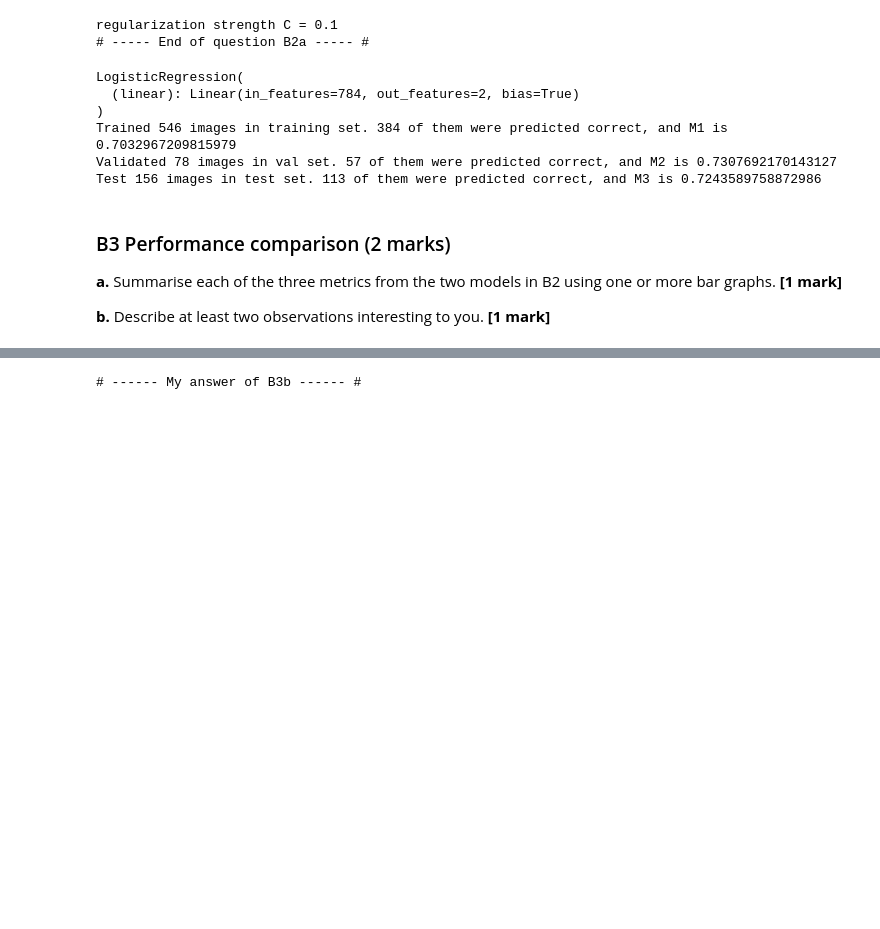
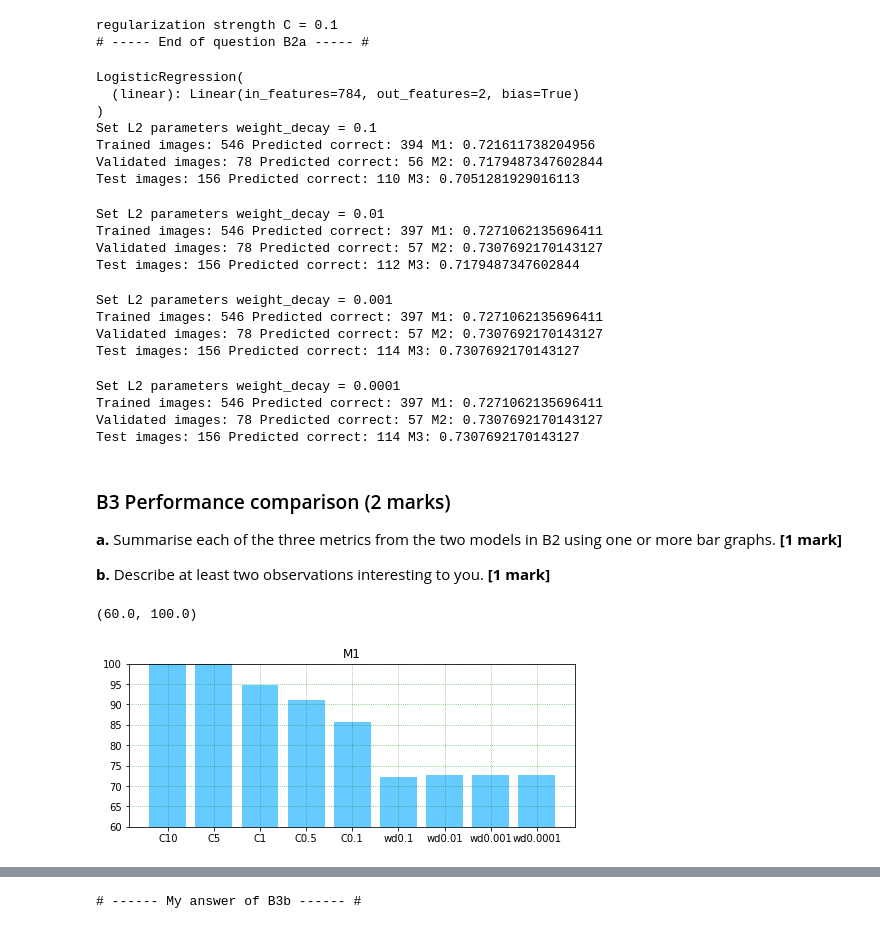
Before and after one commit to wwyqianqian/COMP6509, a Jupyter notebook: assignment/COM4509-6509_Assignment_Part2.ipynb, the cells around one changed output, grey strips where cells are left out. Cells and saved outputs as stored; diff of their text form; code cells hidden in the pictures; blank space fills up the shorter version.

```diff
--- a/assignment/COM4509-6509_Assignment_Part2.ipynb
+++ b/assignment/COM4509-6509_Assignment_Part2.ipynb
@@ -207,9 +207,15 @@ y_val = np.array([label for img, label in val_dataset]).ravel()             # (7
 X_test = np.array([img.numpy().flatten() for img, label in test_dataset])   # 156 x 784
 y_test = np.array([label for img, label in test_dataset]).ravel()           # (156,)
 
+names = ['C10','C5','C1','C0.5','C0.1','wd0.1','wd0.01','wd0.001','wd0.0001']
+M1 = []
+M2 = []
+M3 = []
+
 M1a = 0
 M2a = 0
 M3a = 0
+
 def metrics_report(reg_strength):
 
     # Regularization strength C is a hyperparameter, I will change it for at least 3 times
@@ -224,6 +230,10 @@ def metrics_report(reg_strength):
     M2a = accuracy_score(y_val, val_pred)
     M3a = accuracy_score(y_test, test_pred)
 
+    M1.append(100 * M1a)
+    M2.append(100 * M2a)
+    M3.append(100 * M3a)
+
     return {
         'M1 Training accuracy': M1a,
         'M2 Validation accuracy': M2a,
@@ -277,11 +287,13 @@ lr = 0.001                       # Set learning rate
 n_classes = len(info['label'])   # 2 classes {0, 1}
 input_dim = 784                  # 28*28
 
+
 M1b = 0
 M2b = 0
 M3b = 0
 
 class LogisticRegression(nn.Module):
+
     # input_dim = 28*28, n_classes = 2
     def __init__(self, input_dim, n_classes):
         super(LogisticRegression, self).__init__()
@@ -324,7 +336,7 @@ def metrics_report_2(model, optimizer):
         total_train += labels.size(0)
 
     M1b = correct_train / total_train
-    print("Trained", int(total_train), "images in training set.", int(correct_train),"of them were predicted correct, and M1 is", float(M1b))
+    print("Trained images:", int(total_train), "Predicted correct:", int(correct_train), "M1:", float(M1b))
 
 
     # M2 Training accuracy = M2b
@@ -340,7 +352,7 @@ def metrics_report_2(model, optimizer):
         total_val += labels.size(0)
 
     M2b = correct_val / total_val
-    print("Validated", int(total_val), "images in val set.", int(correct_val),"of them were predicted correct, and M2 is", float(M2b))
+    print("Validated images:", int(total_val), "Predicted correct:", int(correct_val), "M2:", float(M2b))
 
 
     # M3 Testing accuracy = M3b
@@ -356,19 +368,52 @@ def metrics_report_2(model, optimizer):
         total_test += labels.size(0)
 
     M3b = correct_test / total_test
-    print("Test", int(total_test), "images in test set.", int(correct_test),"of them were predicted correct, and M3 is", float(M3b))
+    print("Test images:", int(total_test), "Predicted correct:", int(correct_test), "M3:", float(M3b))
+
+    M1.append(100 * M1b)
+    M2.append(100 * M2b)
+    M3.append(100 * M3b)
 
     return(M1b, M2b, M3b)
 
-optimizer_L2 = torch.optim.SGD(LR.parameters(), lr=lr, weight_decay = 0.001)
+print("Set L2 parameters weight_decay = 0.1")
+optimizer_L2 = torch.optim.SGD(LR.parameters(), lr=lr, weight_decay = 0.1)
 (M1b, M2b, M3b) = metrics_report_2(LR, optimizer_L2)
 # %% [output]
 LogisticRegression(
   (linear): Linear(in_features=784, out_features=2, bias=True)
 )
-Trained 546 images in training set. 384 of them were predicted correct, and M1 is 0.7032967209815979
-Validated 78 images in val set. 57 of them were predicted correct, and M2 is 0.7307692170143127
-Test 156 images in test set. 113 of them were predicted correct, and M3 is 0.7243589758872986
+Set L2 parameters weight_decay = 0.1
+Trained images: 546 Predicted correct: 394 M1: 0.721611738204956
+Validated images: 78 Predicted correct: 56 M2: 0.7179487347602844
+Test images: 156 Predicted correct: 110 M3: 0.7051281929016113
+# %%
+print("Set L2 parameters weight_decay = 0.01")
+optimizer_L2 = torch.optim.SGD(LR.parameters(), lr=lr, weight_decay = 0.01)
+(M1b, M2b, M3b) = metrics_report_2(LR, optimizer_L2)
+# %% [output]
+Set L2 parameters weight_decay = 0.01
+Trained images: 546 Predicted correct: 397 M1: 0.7271062135696411
+Validated images: 78 Predicted correct: 57 M2: 0.7307692170143127
+Test images: 156 Predicted correct: 112 M3: 0.7179487347602844
+# %%
+print("Set L2 parameters weight_decay = 0.001")
+optimizer_L2 = torch.optim.SGD(LR.parameters(), lr=lr, weight_decay = 0.001)
+(M1b, M2b, M3b) = metrics_report_2(LR, optimizer_L2)
+# %% [output]
+Set L2 parameters weight_decay = 0.001
+Trained images: 546 Predicted correct: 397 M1: 0.7271062135696411
+Validated images: 78 Predicted correct: 57 M2: 0.7307692170143127
+Test images: 156 Predicted correct: 114 M3: 0.7307692170143127
+# %%
+print("Set L2 parameters weight_decay = 0.0001")
+optimizer_L2 = torch.optim.SGD(LR.parameters(), lr=lr, weight_decay = 0.0001)
+(M1b, M2b, M3b) = metrics_report_2(LR, optimizer_L2)
+# %% [output]
+Set L2 parameters weight_decay = 0.0001
+Trained images: 546 Predicted correct: 397 M1: 0.7271062135696411
+Validated images: 78 Predicted correct: 57 M2: 0.7307692170143127
+Test images: 156 Predicted correct: 114 M3: 0.7307692170143127
 # %% [markdown]
 ### B3 Performance comparison (2 marks)
 
@@ -377,3 +422,12 @@ Test 156 images in test set. 113 of them were predicted correct, and M3 is 0.724
 **b.** Describe at least two observations interesting to you. **[1 mark]**
 # %%
 # ------ My answer of B3a ------ #
+plt.figure(figsize = (8, 3))
+plt.title('M1')
+plt.bar(np.arange(len(M1)), M1, color = "#66ccff")
+plt.grid(True, linestyle=':', color='g', alpha=0.6)
+plt.xticks(np.arange(len(M1)), names)
+plt.ylim([60, 100])
+# %% [output]
+(60.0, 100.0)
+[figure, added]
```
Also changed, not shown: parts of 3 cells of this notebook.
